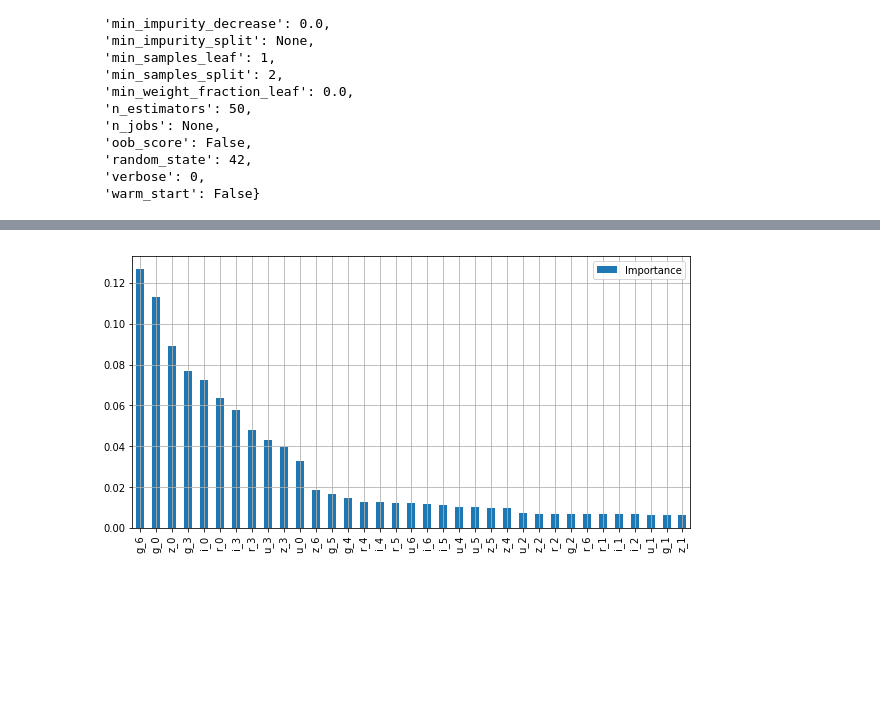
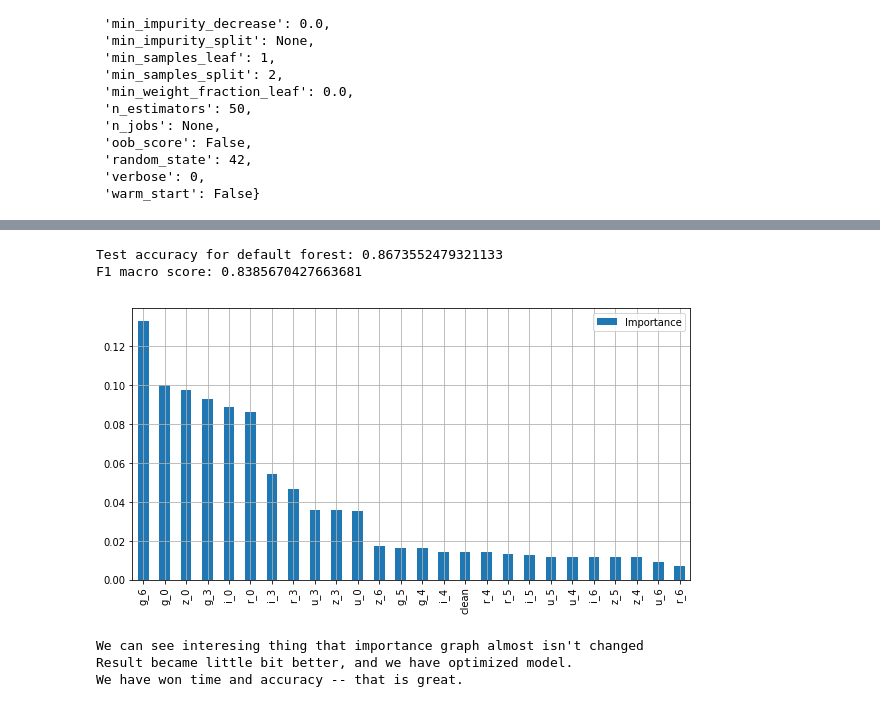
Before and after one commit to JusakNowWorldLater/Celestial-bodies-classification-problem, a Jupyter notebook: research.ipynb, the cells around one changed output, grey strips where cells are left out. Cells and saved outputs as stored; diff of their text form; code cells hidden in the pictures; blank space fills up the shorter version.

```diff
--- a/RandomTreeSearch.ipynb
+++ b/research.ipynb
@@ -198,0 +191,10 @@ feat_imp_pd
+# %%
+print('Additional :')
+print('As we can see on heatmap, there are almost no correlation between: u_1, g_1, r_1, z_1, r_2, i_1, u_2, z_2, g_2, i_2. AND class')
+print('We should eliminate these columns and watch result')
+
+db = db.drop(columns=['u_1', 'g_1', 'r_1', 'z_1', 'r_2', 'i_1', 'u_2', 'z_2', 'g_2', 'i_2'])
+X_train = db.drop("class", axis = 1)
+
+test_db = test_db.drop(columns=['u_1', 'g_1', 'r_1', 'z_1', 'r_2', 'i_1', 'u_2', 'z_2', 'g_2', 'i_2'])
+X_test = test_db.drop("class", axis = 1)
@@ -199,5 +213,26 @@ feat_imp_pd
+# %%
+default_forest = RandomForestClassifier(max_depth=15, n_estimators=50, max_features='auto',random_state=42)
+default_forest.fit(X_train, Y_train)
+
+print("Test accuracy for default forest:", default_forest.score(X_test, Y_test))
+print("F1 macro score:", f1_score(Y_test, default_forest.predict(X_test), average='macro'))
+# %% [output]
+Test accuracy for default forest: 0.8673552479321133
+F1 macro score: 0.8385670427663681
 # %%
+feat_imp_pd = pd.DataFrame(data = default_forest.feature_importances_,
+                          index = X_test.columns,
+                          columns = ["Importance"])
+feat_imp_pd = feat_imp_pd.sort_values(by = 'Importance', ascending = False)
 feat_imp_pd.plot(kind = "bar", figsize = (10,5), grid = True)
 plt.show()
 # %% [output]
-[figure, old version]
+[figure, new version]
+# %%
+print('We can see interesing thing that importance graph almost isn\'t changed.')
+print('Result became little bit better, and we have optimized model.')
+print('We have won time and accuracy -- that is great.')
+# %% [output]
+We can see interesing thing that importance graph almost isn't changed
+Result became little bit better, and we have optimized model.
+We have won time and accuracy -- that is great.
```
Also changed, not shown: parts of 8 cells of this notebook, 2 other files.
